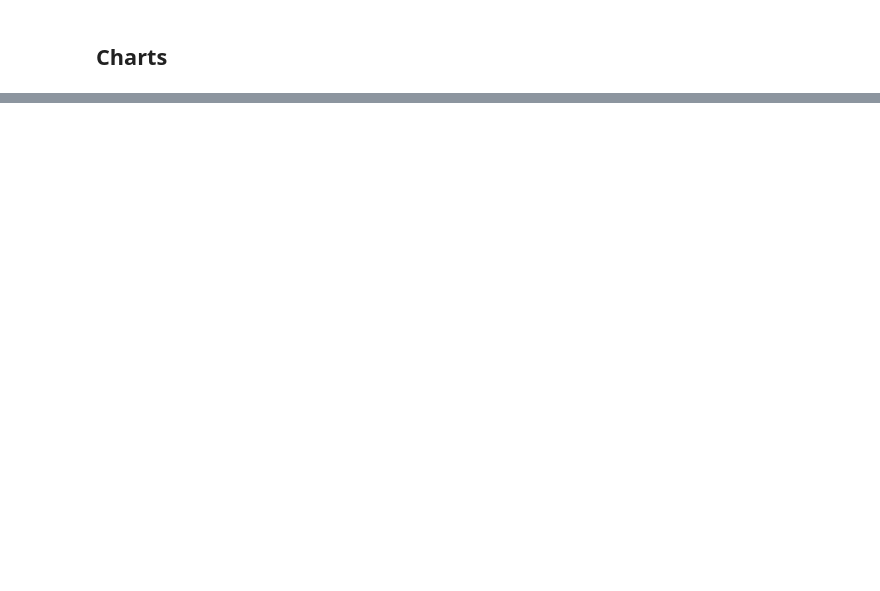
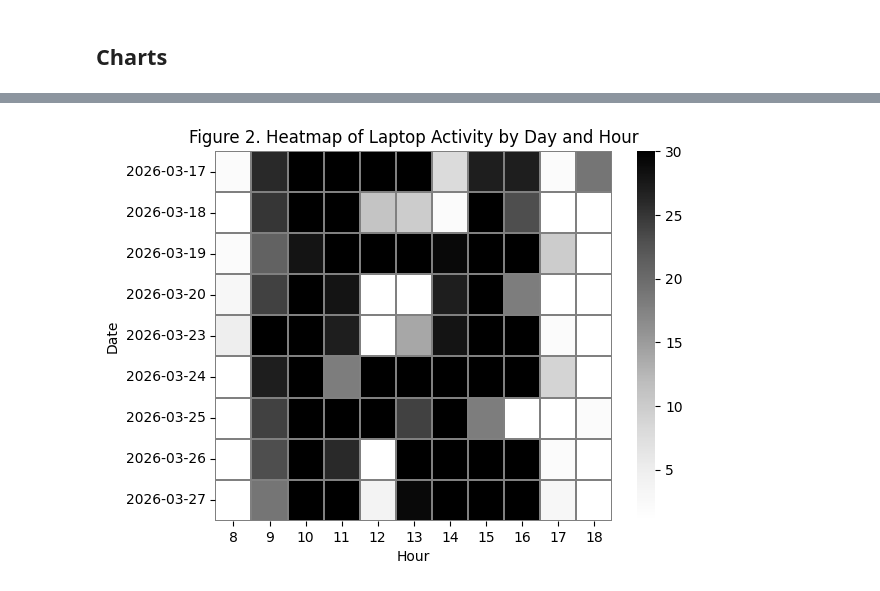
Before and after one commit to pd03-cs-622/LaptopActivityTracker, a Jupyter notebook: data_visualization.ipynb, the cells around one changed output, grey strips where cells are left out. Cells and saved outputs as stored; diff of their text form; code cells hidden in the pictures; blank space fills up the shorter version.

```diff
--- a/data_visualization.ipynb
+++ b/data_visualization.ipynb
@@ -80 +87,15 @@ df_all_data_cleaned["time"].dt.hour.hist(bins=24)
+# %%
+df_all_data_cleaned["hour"] = df_all_data_cleaned["time"].dt.hour
+df_all_data_cleaned["day"] = df_all_data_cleaned["time"].dt.date
+
+pivot = df_all_data_cleaned.pivot_table(index="day", columns="hour", aggfunc="size")
+
+sns.heatmap(pivot, cmap="Greys", cbar=True, linewidths=0.1, linecolor="gray")
+plt.title("Figure 2. Heatmap of Laptop Activity by Day and Hour")
+plt.xlabel("Hour")
+plt.ylabel("Date")
+
+plt.show()
+# %% [output]
+[figure, new version]
 # %%
```
Also changed, not shown: parts of 13 cells of this notebook, 8 other files.
